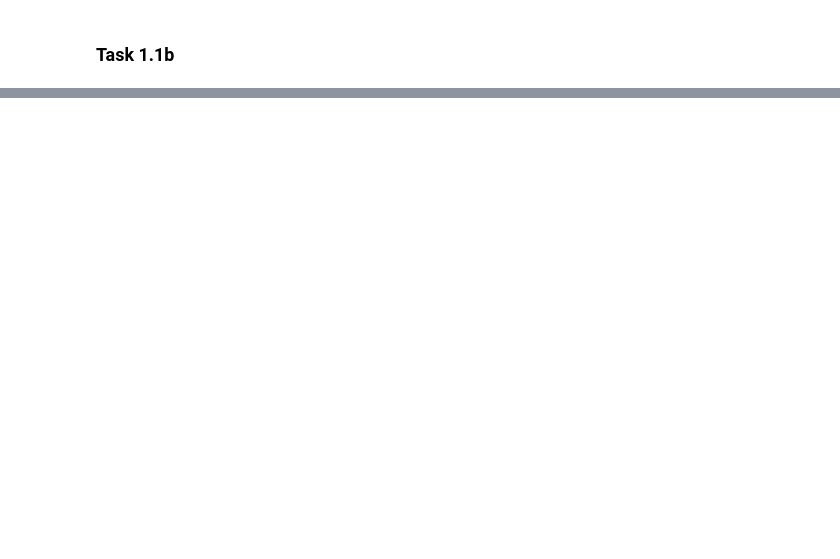
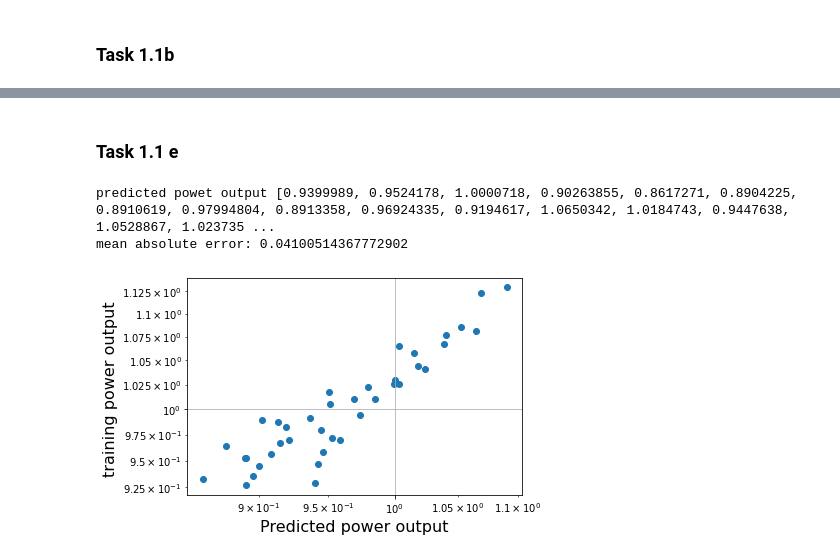
Before and after one commit to joshuaaduarte/Boiler-Modeling-Neural-Network, a Jupyter notebook: TaskOne.ipynb, the cells around one changed output, grey strips where cells are left out. Saved outputs shown, nothing was run; the diff lists cells and outputs as text; code cells hidden in the pictures; blank space fills up the shorter version.

```diff
--- a/TaskOne.ipynb
+++ b/TaskOne.ipynb
@@ -281,9 +263,9 @@ model = keras.Sequential([
 #We’re compiling the mode using the model.compile function. The loss function used here
 #is mean squared error. After the compilation of the model, we’ll use the fit method with ~500 epochs.
 #Number of epochs can be varied.
-
 #from tf.keras import optimizers
-rms = keras.optimizers.RMSprop(0.020)
+import tensorflow
+rms = tensorflow.keras.optimizers.RMSprop(0.02)
 model.compile(loss='mean_absolute_error',optimizer=rms)
 # %%
 #After the compilation of the model, we’ll use the fit method with 500 epochs.
@@ -300,7 +282,7 @@ model.compile(loss='mean_absolute_error',optimizer=rms)
 es = keras.callbacks.EarlyStopping(
     monitor='loss',
     mode='min',
-    patience = 80,
+    patience = 120,
     restore_best_weights = True,
     verbose=1)
 # Add a checkpoint where loss is minimum, and save that model
@@ -311,7 +293,7 @@ historyData = model.fit(xarray,yarray,epochs=800,callbacks=[es])
 
 loss_hist = historyData.history['loss']
 #The above line will return a dictionary, access it's info like this:
-best_epoch = np.argmin(historyData.history['loss']) + 1
+best_epoch = np.argmin(historyData.history['loss']) +1
 print ('best epoch = ', best_epoch)
 print('smallest loss =', np.min(loss_hist))
 
@@ -325,3 +325,42 @@ recon_model = keras.models.load_model("best_model")
 
 # the name of the model is now "recon_model". You can then use this model to do predictions for comparisons.
 # See the previous project for code to do the comparisons.
+# %% [markdown]
+### Task 1.1 e
+# %%
+%matplotlib notebook
+%matplotlib inline
+
+from mpl_toolkits.mplot3d import Axes3D
+import matplotlib.pyplot as plt
+import numpy as np
+import pandas as pd
+# predict output using the trained model for the training data
+YP=[]
+YD=[]
+for i in range(len(train_xarray)):
+    test = [[train_xarray[i][0], train_xarray[i][1], train_xarray[i][2]]]
+    testarray = np.array(test)
+    a3 = model.predict(testarray)
+    YP.append(a3[0][1])
+    YD.append(train_yarray[i][1])
+print('predicted powet output', YP)
+#mean absolute error calculation
+from sklearn.metrics import mean_absolute_error as mae
+error=mae(YD,YP)
+print('mean absolute error:', error)
+#comparision of predicted vs training data set
+import matplotlib.pyplot as plt
+import numpy as np
+#plt.plot(x,x, color='green', linestyle='--')
+plt.scatter(YP,YD)
+plt.xlabel('Predicted power output', fontsize='16')
+plt.ylabel('training power output ', fontsize='16')
+plt.loglog()
+plt.grid()
+#plt.plot(x,x, color='green', linestyle='-')
+plt.show()
+# %% [output]
+predicted powet output [0.9399989, 0.9524178, 1.0000718, 0.90263855, 0.8617271, 0.8904225, 0.8910619, 0.97994804, 0.8913358, 0.96924335, 0.9194617, 1.0650342, 1.0184743, 0.9447638, 1.0528867, 1.023735 ...
+mean absolute error: 0.04100514367772902
+[figure, added]
```
Also changed, not shown: parts of 4 cells of this notebook, 5 other files.
